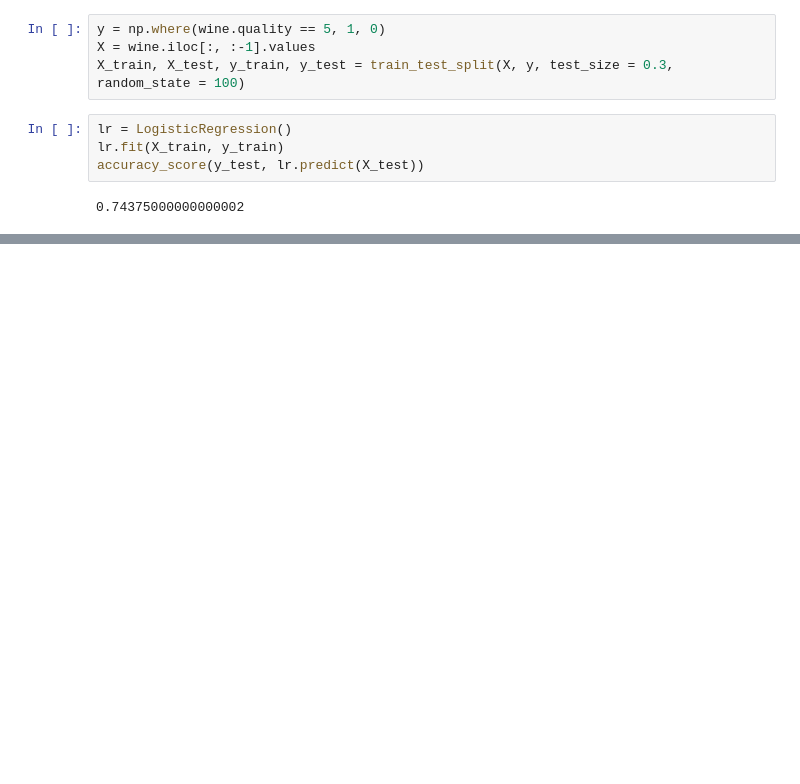
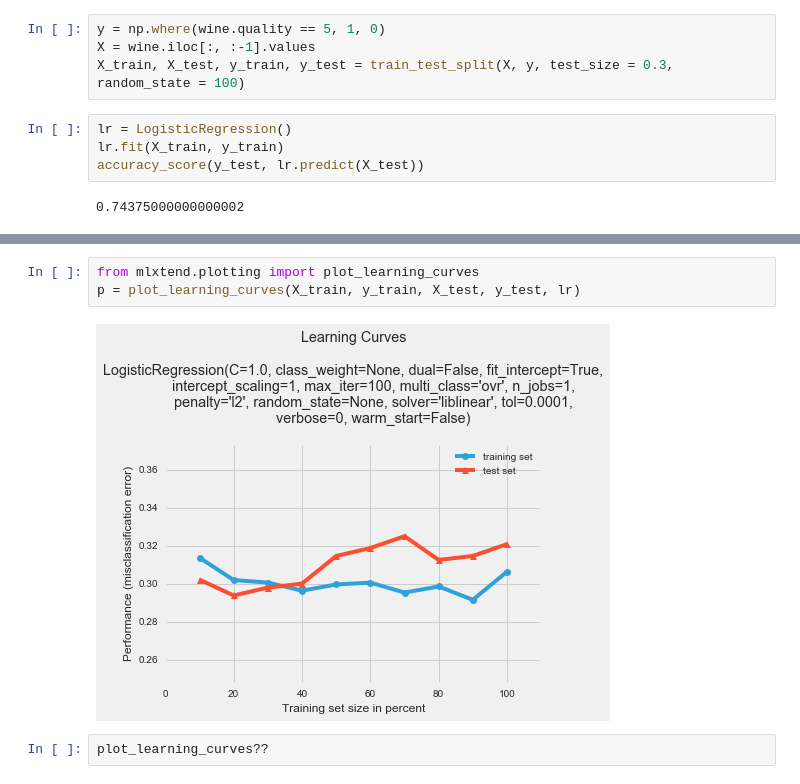
Before and after one commit to Einext/jupyter-notebooks, a Jupyter notebook: 06 Classification Exercise.ipynb, the cells around one changed output, grey strips where cells are left out. Drawn from its saved outputs; the diff is of its cells as text; blank space fills up the shorter version.

```diff
--- a/06 Classification Exercise.ipynb
+++ b/06 Classification Exercise.ipynb
@@ -160,0 +231,7 @@ accuracy 0.66875
+# %%
+from mlxtend.plotting import plot_learning_curves
+p = plot_learning_curves(X_train, y_train, X_test, y_test, lr)
+# %% [output]
+[figure, added]
+# %%
+plot_learning_curves??
```
Also changed, not shown: parts of 17 cells of this notebook, 1 other file.
